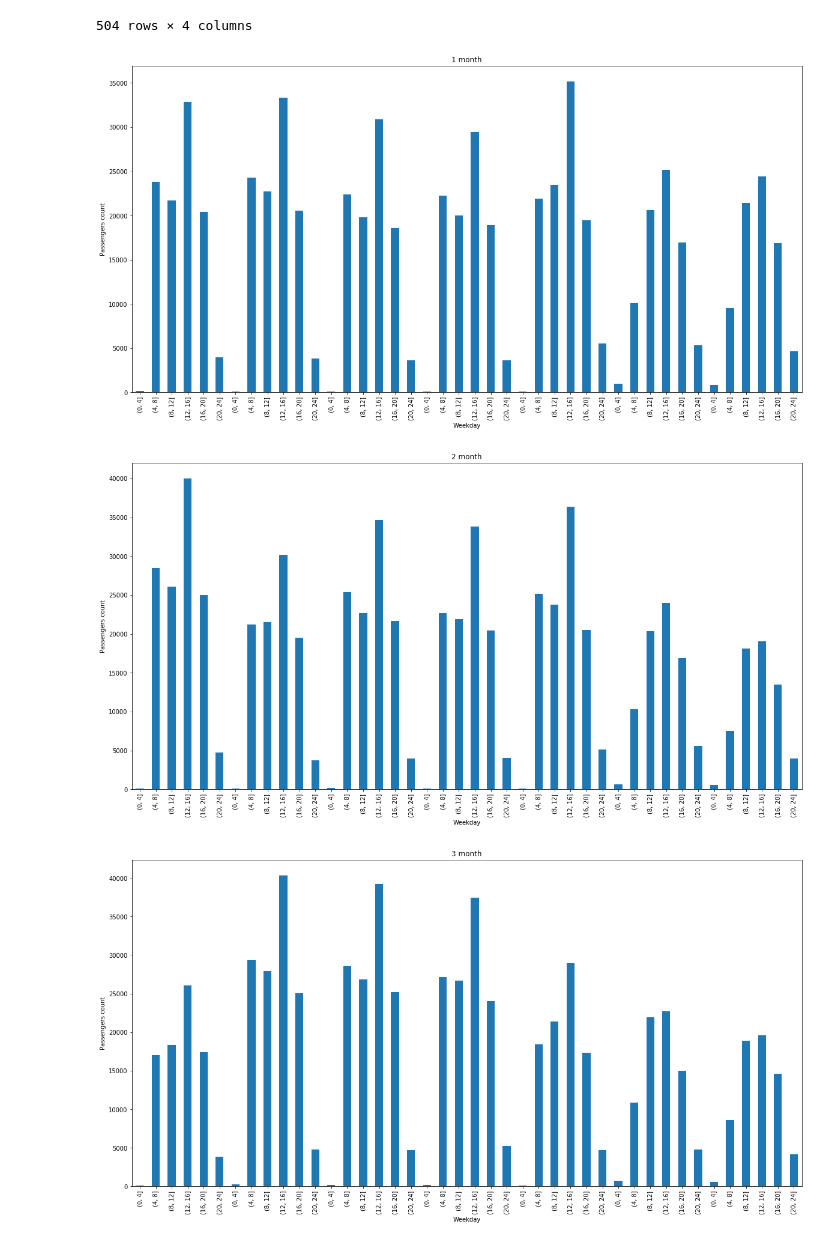
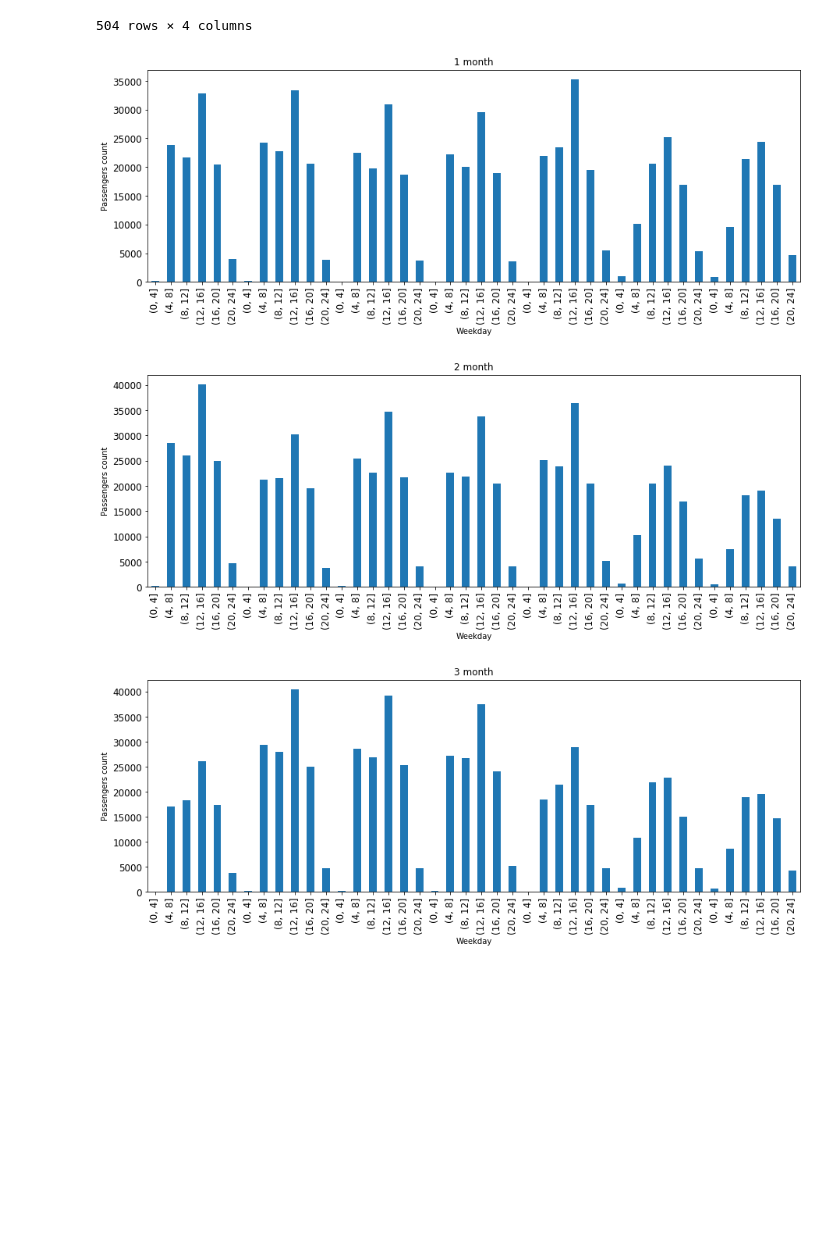
Before and after one commit to tomasrasymas/vilnius-public-transport-passengers-traffic-analysis, a Jupyter notebook: Vilnius public transport passengers traffic.ipynb, the cells around one changed output. Cells and saved outputs as stored; diff of their text form; code cells hidden in the pictures; blank space fills up the shorter version.

```diff
--- a/Vilnius public transport passengers traffic.ipynb
+++ b/Vilnius public transport passengers traffic.ipynb
@@ -531,14 +531,15 @@ display(passengers_by_hours)
 # %%
 passengers_by_hours = passengers_by_hours.set_index(passengers_by_hours['hour'])
 
 for month_num in range(1, 13):
     ax = passengers_by_hours[passengers_by_hours['month'] == month_num][['passengers_in']].plot(kind='bar',
-                                                                                                figsize=(20, 10),
+                                                                                                figsize=(15, 5),
+                                                                                                fontsize=12,
                                                                                                 legend=False)
     ax.set_xlabel('Weekday')
     ax.set_ylabel('Passengers count')
     ax.set_title('%s month' % str(month_num))
 # %% [output]
-[figure, old version]
+[figure, new version]
-[figure, old version]
+[figure, new version]
-[figure, old version]
+[figure, new version]
```
Also changed, not shown: parts of 1 cell of this notebook.
